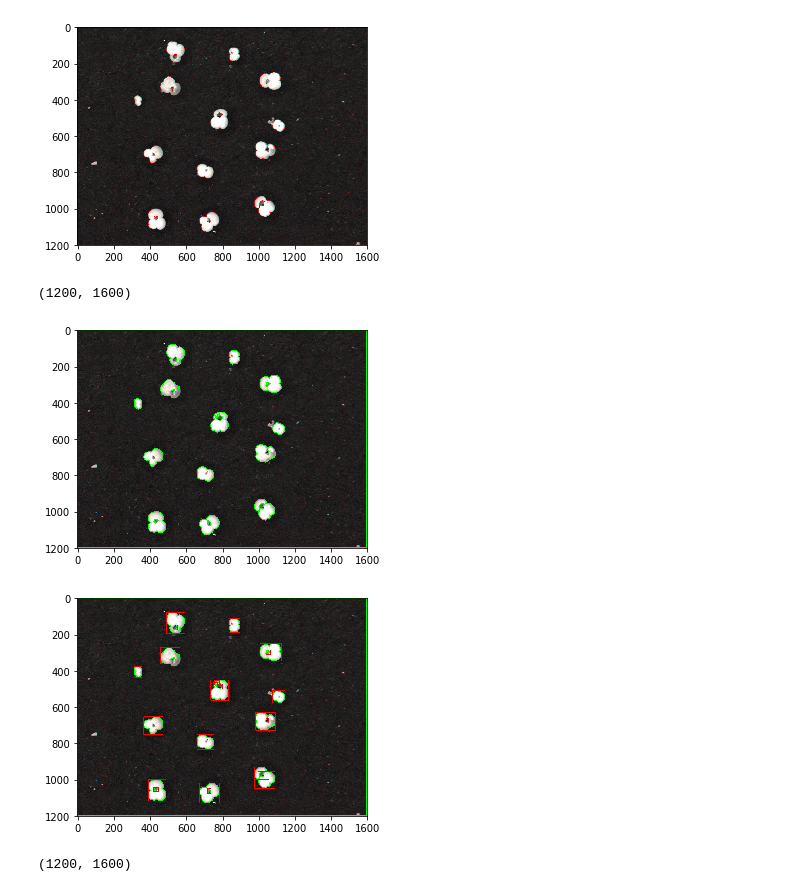
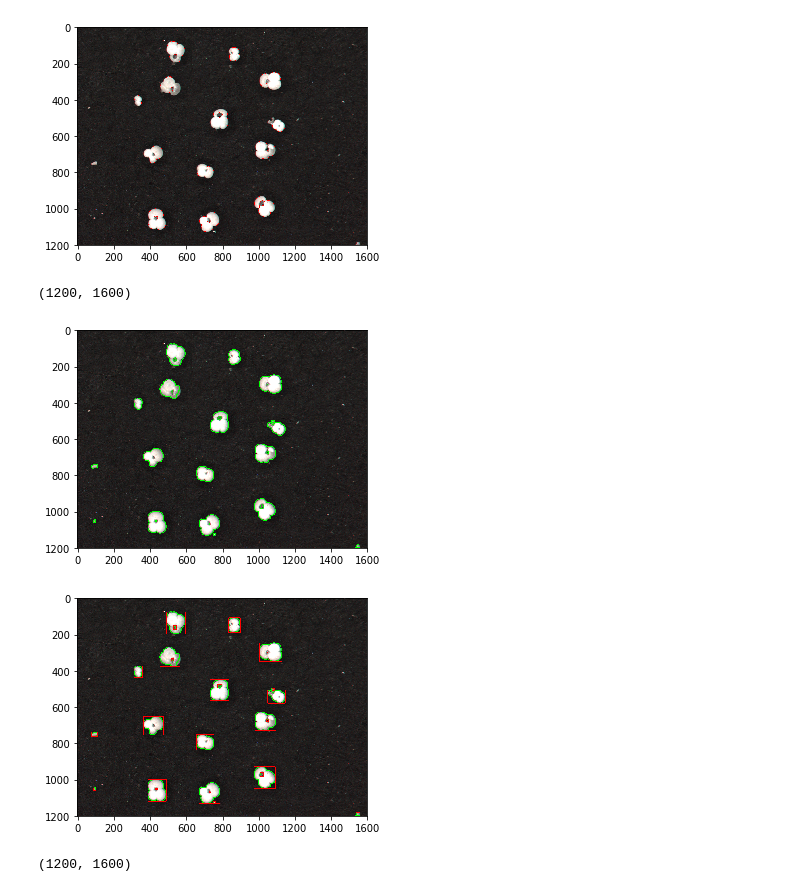
Before and after one commit to Dearj611/Foram_Tagger_Team43_Software, a Jupyter notebook: notebooks/segmentation.ipynb, the cells around one changed output. Drawn from its saved outputs; the diff is of its cells as text; code cells hidden in the pictures.

```diff
--- a/notebooks/segmentation.ipynb
+++ b/notebooks/segmentation.ipynb
@@ -76,8 +79,7 @@ M1 = cv.dilate(M, k1, iterations=2)
  [0 1 1 1 1 1 0]
  [0 0 0 0 0 0 0]]
 # %%
-img = cv.imread('../img/G.ruber-um-1.tif')
-
+img = cv.imread('../../img/G.ruber-um-1.tif')
 gray = cv.cvtColor(img,cv.COLOR_BGR2GRAY)
 ret, thresh = cv.threshold(gray, 0, 255, cv.THRESH_OTSU)
 
@@ -134,22 +136,23 @@ titles = ["marker", "marker+1", "unknown is black", "watershed", "create border"
 [figure]
 [figure]
 # %%
-img = cv.imread('../img/G.ruber-um-1.tif')
+img = cv.imread('../../img/G.ruber-um-1.tif')
 print(markers.shape)
-ret, thresh = cv.threshold(markers, 127, 255, 0)
-im2, contours, hierarchy = cv.findContours(thresh, cv.RETR_TREE, cv.CHAIN_APPROX_SIMPLE)
+imgray = cv.cvtColor(img,cv.COLOR_BGR2GRAY)
+ret, thresh = cv.threshold(img, 127, 255, 0)
+im2, contours, hierarchy = cv.findContours(sure_bg, cv.RETR_TREE, cv.CHAIN_APPROX_SIMPLE)
 cv.drawContours(img, contours, -1, (0,255,0), 3)
 plt.imshow(img)
 plt.show()
 for i in range(len(contours)):
     x,y,w,h = cv.boundingRect(contours[i])
     cv.rectangle(img,(x,y),(x+w,y+h),(255,0,0),2)
 plt.imshow(img)
 plt.show()
 # %% [output]
 (1200, 1600)
-[figure, old version]
+[figure, new version]
-[figure, old version]
+[figure, new version]
 # %%
 # Contours can be explained simply as a curve joining all the continuous points
 # (along the boundary), having same color or intensity.
```
Also changed, not shown: parts of 4 cells of this notebook.
